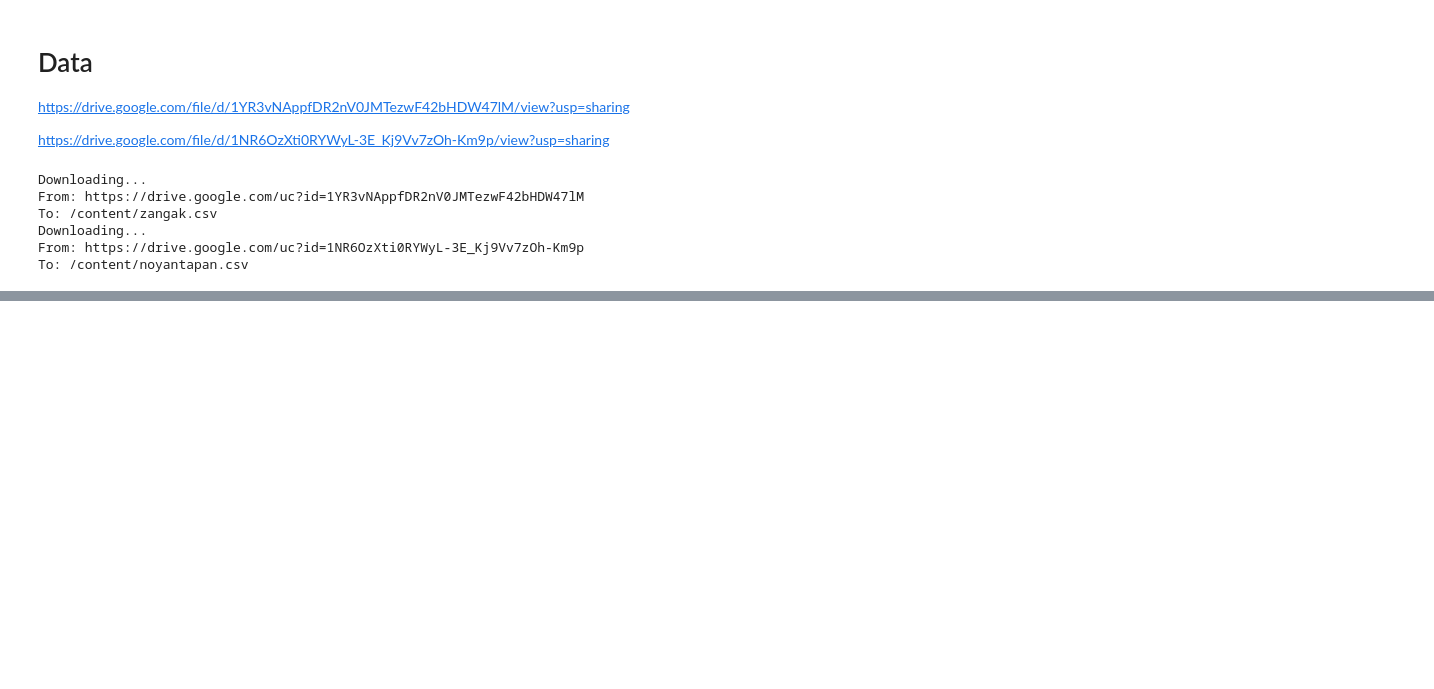
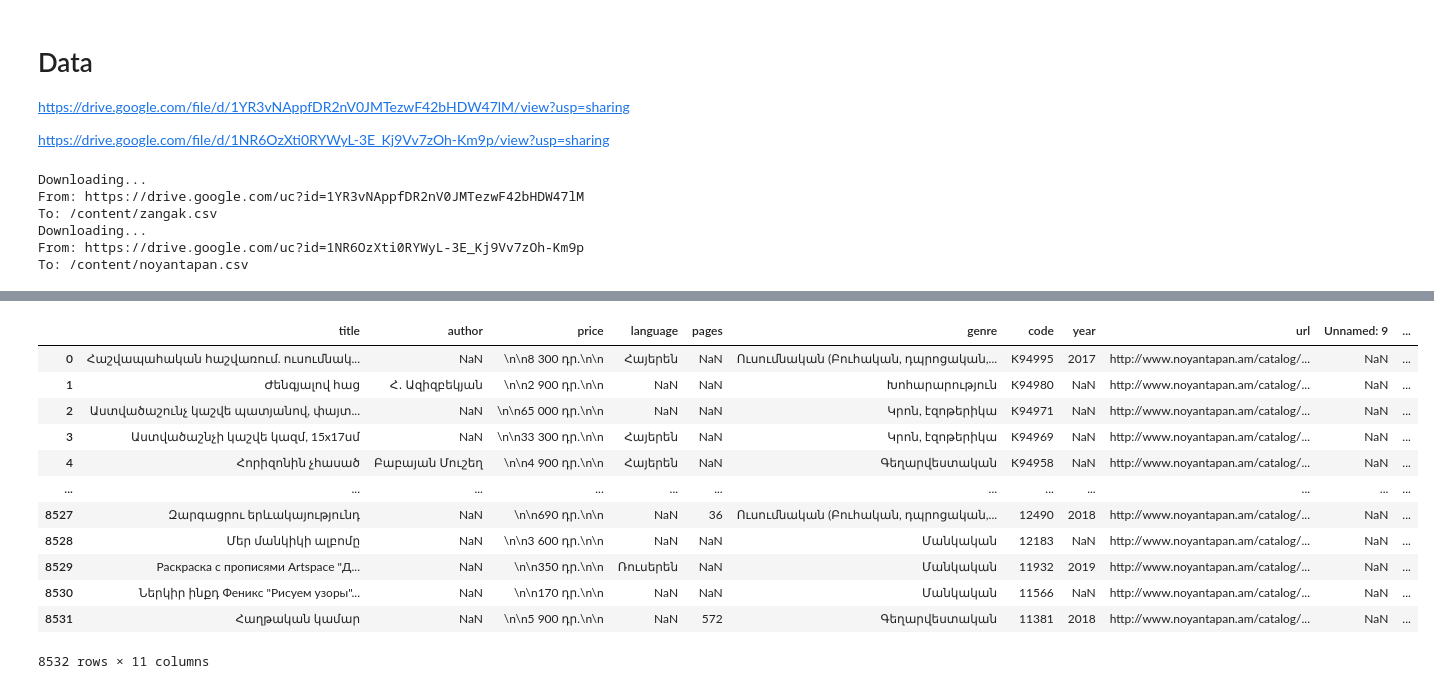
Before and after one commit to narekas/Lab-Projects, a Jupyter notebook: Books.ipynb, the cells around one changed output, grey strips where cells are left out. Saved outputs shown, nothing was run; the diff lists cells and outputs as text; code cells hidden in the pictures; blank space fills up the shorter version.

```diff
--- a/Books.ipynb
+++ b/Books.ipynb
@@ -18,0 +21,3 @@ To: /content/noyantapan.csv
+# %%
+df_zan = pd.read_csv('/content/zangak.csv')
+df_noy = pd.read_csv('/content/noyantapan.csv')
@@ -18,0 +40,16 @@ To: /content/noyantapan.csv
+# %%
+df_noy
+# %% [output]
+|  | title | author | price | language | pages | genre | code | year | url | Unnamed: 9 | ... |
+| 0 | Հաշվապահական հաշվառում. ուսումնակ... | NaN | \n\n8 300 դր.\n\n | Հայերեն | NaN | Ուսումնական (Բուհական, դպրոցական,... | K94995 | 2017 | http://www.noyantapan.am/catalog/... | NaN | ... |
+| 1 | Ժենգյալով հաց | Հ․ Ազիզբեկյան | \n\n2 900 դր.\n\n | NaN | NaN | Խոհարարություն | K94980 | NaN | http://www.noyantapan.am/catalog/... | NaN | ... |
+| 2 | Աստվածաշունչ կաշվե պատյանով, փայտ... | NaN | \n\n65 000 դր.\n\n | NaN | NaN | Կրոն, էզոթերիկա | K94971 | NaN | http://www.noyantapan.am/catalog/... | NaN | ... |
+| 3 | Աստվածաշնչի կաշվե կազմ, 15x17սմ | NaN | \n\n33 300 դր.\n\n | Հայերեն | NaN | Կրոն, էզոթերիկա | K94969 | NaN | http://www.noyantapan.am/catalog/... | NaN | ... |
+| 4 | Հորիզոնին չհասած | Բաբայան Մուշեղ | \n\n4 900 դր.\n\n | Հայերեն | NaN | Գեղարվեստական | K94958 | NaN | http://www.noyantapan.am/catalog/... | NaN | ... |
+| ... | ... | ... | ... | ... | ... | ... | ... | ... | ... | ... | ... |
+| 8527 | Զարգացրու երևակայությունդ | NaN | \n\n690 դր.\n\n | NaN | 36 | Ուսումնական (Բուհական, դպրոցական,... | 12490 | 2018 | http://www.noyantapan.am/catalog/... | NaN | ... |
+| 8528 | Մեր մանկիկի ալբոմը | NaN | \n\n3 600 դր.\n\n | NaN | NaN | Մանկական | 12183 | NaN | http://www.noyantapan.am/catalog/... | NaN | ... |
+| 8529 | Раскраска с прописями Artspace "Д... | NaN | \n\n350 դր.\n\n | Ռուսերեն | NaN | Մանկական | 11932 | 2019 | http://www.noyantapan.am/catalog/... | NaN | ... |
+| 8530 | Ներկիր ինքդ Феникс "Рисуем узоры"... | NaN | \n\n170 դր.\n\n | NaN | NaN | Մանկական | 11566 | NaN | http://www.noyantapan.am/catalog/... | NaN | ... |
+| 8531 | Հաղթական կամար | NaN | \n\n5 900 դր.\n\n | NaN | 572 | Գեղարվեստական | 11381 | 2018 | http://www.noyantapan.am/catalog/... | NaN | ... |
+8532 rows × 11 columns
```
Also changed, not shown: parts of 4 cells of this notebook.
